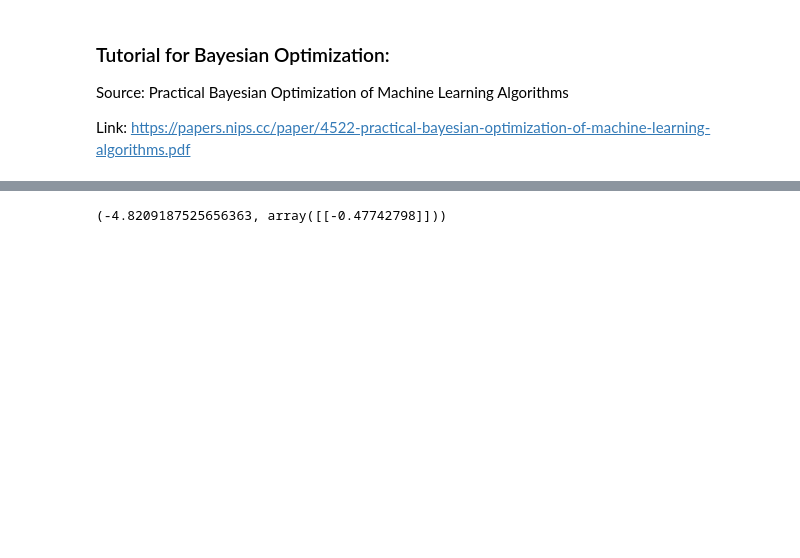
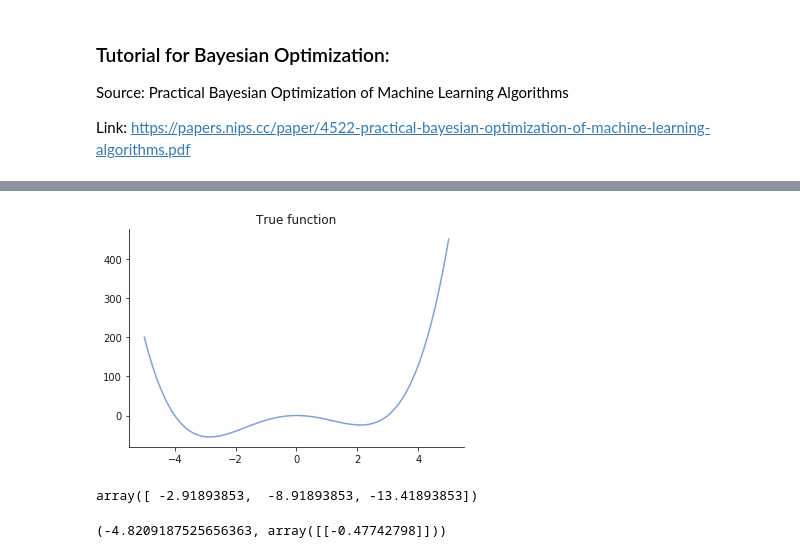
Before and after one commit to pblankley/bayes_opt, a Jupyter notebook: src/bayesian_opt.ipynb, the cells around one changed output, grey strips where cells are left out. Saved outputs shown, nothing was run; the diff lists cells and outputs as text; code cells hidden in the pictures; blank space fills up the shorter version.

```diff
--- a/src/bayesian_opt.ipynb
+++ b/src/bayesian_opt.ipynb
@@ -83,0 +84,23 @@ plt.show()
+# %%
+# Set up problem
+xx = np.linspace(-5,5,100)
+tf = lambda x: x**4+x**3-12*x**2
+
+# Plot the true function
+plt.hist(np.random.normal)
+plt.plot(xx,tf(xx),alpha=0.7)
+plt.title('True function')
+sns.despine()
+# %% [output]
+[figure, added]
+# %%
+import scipy.stats as ss
+import sampling as s
+
+ss.norm.rvs()
+ss.norm.logpdf([2,4,5])
+
+# trace = s.slice(ss.norm.logpdf,10,np.zeros(5))
+# trace
+# %% [output]
+array([ -2.91893853,  -8.91893853, -13.41893853])
```
Also changed, not shown: parts of 4 cells of this notebook.
